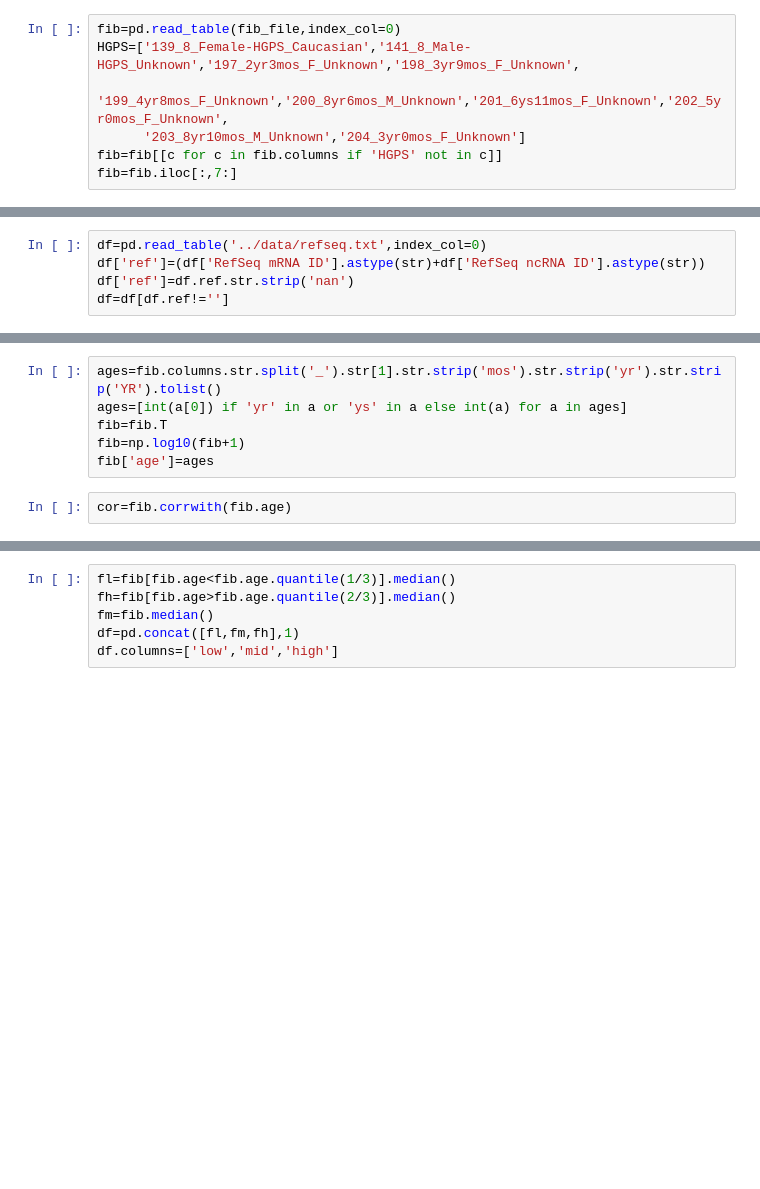
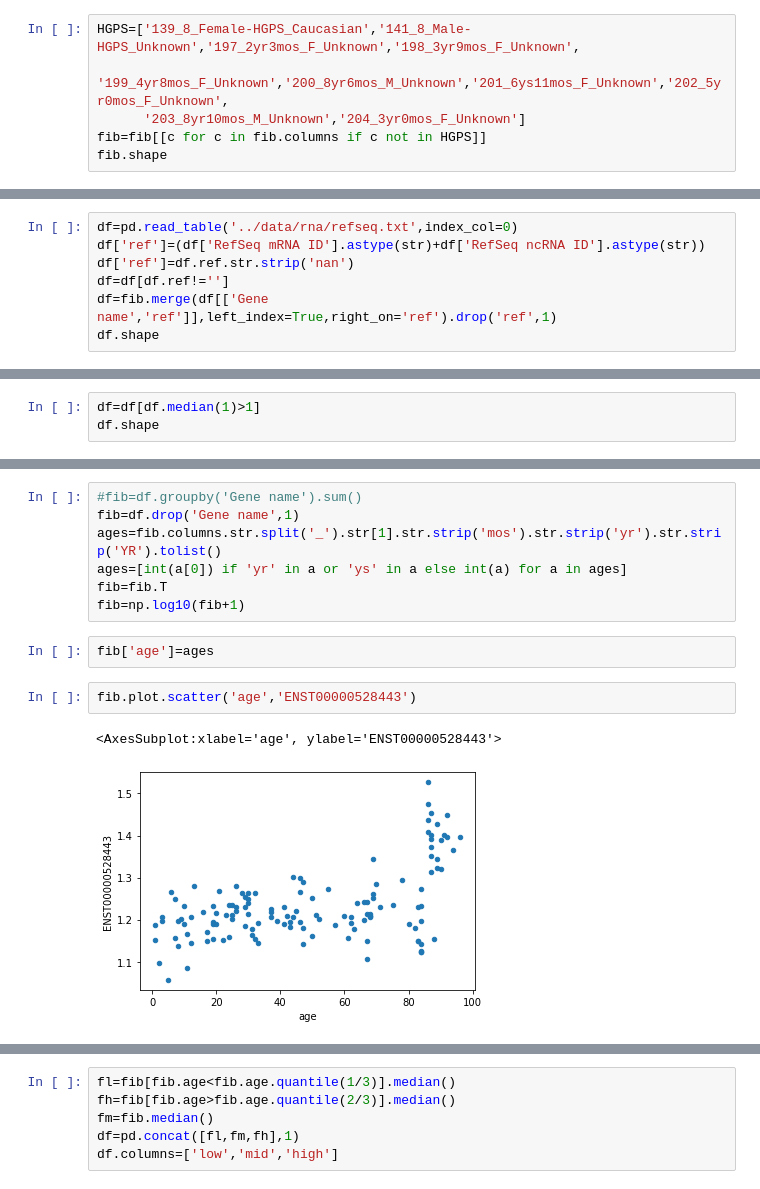
Before and after one commit to moqri/aging_2021, a Jupyter notebook: rna.ipynb, the cells around one changed output, grey strips where cells are left out. Cells and saved outputs as stored; diff of their text form; blank space fills up the shorter version.

```diff
--- a/rna.ipynb
+++ b/rna.ipynb
@@ -6,7 +17,6 @@ fib_file='https://ftp.ncbi.nlm.nih.gov/geo/series/GSE113nnn/GSE113957/suppl/GSE1
 # %%
-fib=pd.read_table(fib_file,index_col=0)
 HGPS=['139_8_Female-HGPS_Caucasian','141_8_Male-HGPS_Unknown','197_2yr3mos_F_Unknown','198_3yr9mos_F_Unknown',
       '199_4yr8mos_F_Unknown','200_8yr6mos_M_Unknown','201_6ys11mos_F_Unknown','202_5yr0mos_F_Unknown',
       '203_8yr10mos_M_Unknown','204_3yr0mos_F_Unknown']
-fib=fib[[c for c in fib.columns if 'HGPS' not in c]]
-fib=fib.iloc[:,7:]
+fib=fib[[c for c in fib.columns if c not in HGPS]]
+fib.shape
@@ -13,5 +25,7 @@ fib=fib.iloc[:,7:]
 # %%
-df=pd.read_table('../data/refseq.txt',index_col=0)
+df=pd.read_table('../data/rna/refseq.txt',index_col=0)
 df['ref']=(df['RefSeq mRNA ID'].astype(str)+df['RefSeq ncRNA ID'].astype(str))
 df['ref']=df.ref.str.strip('nan')
 df=df[df.ref!='']
+df=fib.merge(df[['Gene name','ref']],left_index=True,right_on='ref').drop('ref',1)
+df.shape
@@ -22,0 +34,3 @@ fib=df.drop('Gene name',1)
+# %%
+df=df[df.median(1)>1]
+df.shape
@@ -23,8 +46,14 @@ fib=df.drop('Gene name',1)
 # %%
+#fib=df.groupby('Gene name').sum()
+fib=df.drop('Gene name',1)
 ages=fib.columns.str.split('_').str[1].str.strip('mos').str.strip('yr').str.strip('YR').tolist()
 ages=[int(a[0]) if 'yr' in a or 'ys' in a else int(a) for a in ages]
 fib=fib.T
 fib=np.log10(fib+1)
-fib['age']=ages
-# %%
-cor=fib.corrwith(fib.age)
+# %%
+fib['age']=ages
+# %%
+fib.plot.scatter('age','ENST00000528443')
+# %% [output]
+<AxesSubplot:xlabel='age', ylabel='ENST00000528443'>
+[figure, added]
```
Also changed, not shown: parts of 37 cells of this notebook, 5 other files.
